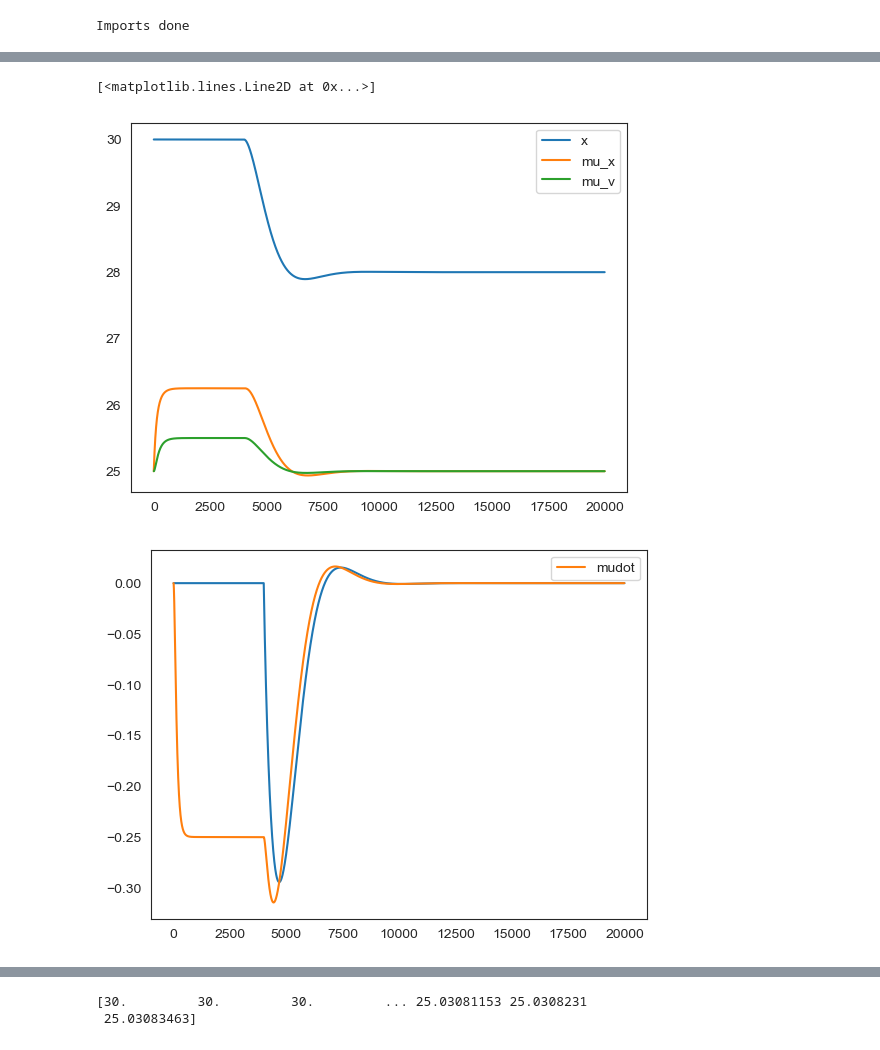
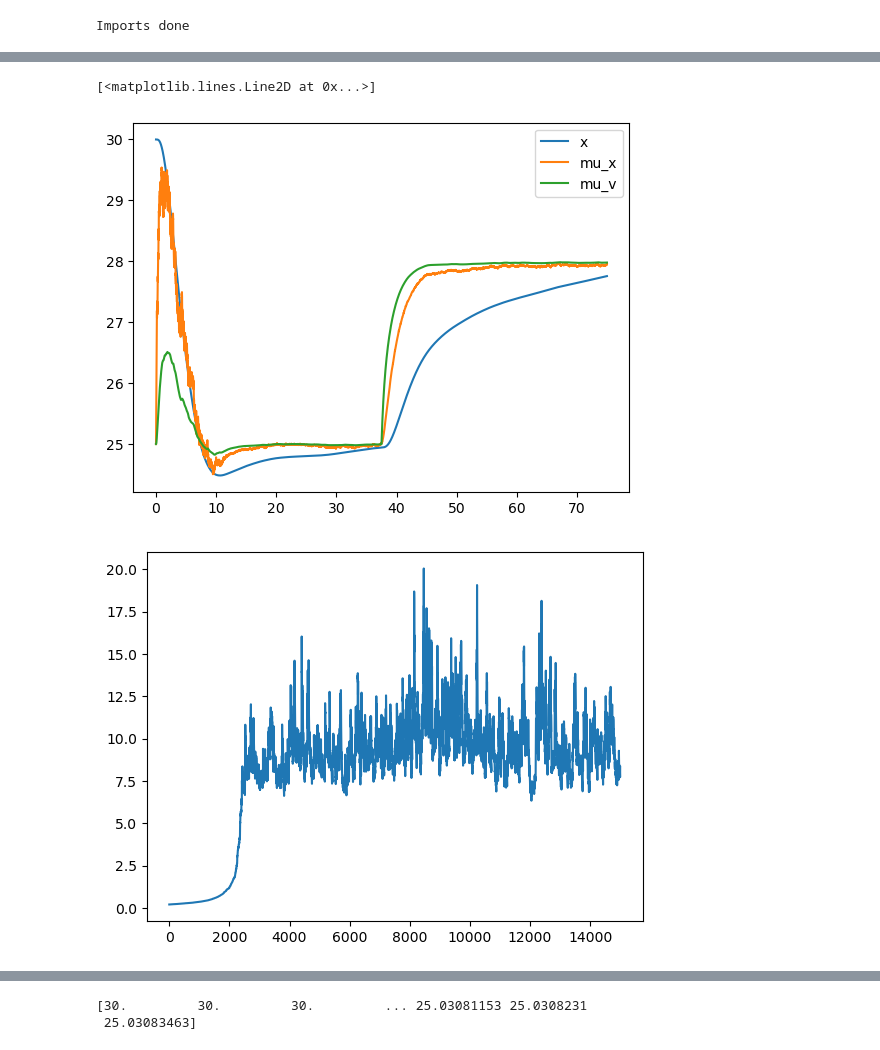
Before and after one commit to sebastiaan116/Affective-Active-Inference, a Jupyter notebook: Simple_Hydars.ipynb, the cells around one changed output, grey strips where cells are left out. Cells and saved outputs as stored; diff of their text form; code cells hidden in the pictures.

```diff
--- a/Simple_Hydars.ipynb
+++ b/Simple_Hydars.ipynb
@@ -376,7 +357,7 @@ import matplotlib.pyplot as plt
 from scipy.linalg import toeplitz, cholesky, sqrtm, inv
 
 # Define time settings
-T = 100
+T = 75
 dt = 0.005
 time = np.arange(0, T, dt)
 N  = time.size
@@ -406,7 +387,7 @@ alpha_mu_x = 1
 alpha_mu_v = 1
 alpha_u = 1
 alpha_w = 0.1
-alpha_z = 0.4
+alpha_z = 0.1
 
 x[0] = 30
 mu_x[0] = 25
@@ -424,26 +405,24 @@ for i in np.arange(0,N-1):
     x_dot[i] = u[i]  #np.random.randn(1)*0.5
     x[i+1] = x[i] + dt*x_dot[i]
 
-    if i<0.2*N:
-        y[i] = x[i] #+ np.random.randn(1)*0.6#*np.sin(10*1/N*i)
+    if i<0.5*N:
+        y[i] = x[i] + np.random.randn(1)*3#*np.sin(10*1/N*i)
         y_dot[i] = x_dot[i] #+np.random.randn(1)*0.5
 
     else:
-        y[i] = x[i] #+ np.random.randn(1)*0.6#*np.sin(10*1/N*i)
+        mu_prior = 28
+        y[i] = x[i]  + np.random.randn(1)*3#*np.sin(10*1/N*i)
         y_dot[i] = x_dot[i] #+np.random.randn(1)*0.5
 
 
 
     # #Set precision matrices for iteration
-    # PI_w = np.diag([omega_w0[i],omega_w1[i]])
-    # PI_z = np.diag([omega_z0[i],omega_z1[i]])
-
     PI_w = np.diag([1,1])
-    PI_z = np.diag([1,1])
+    PI_z = np.diag([omega_z0[i],1])
 
     #prediction errors
     e_x = np.array([[mu_x_dot[i]], [0]]) - (np.array([[-mu_x[i]],[-mu_x_dot[i]]]) + np.array([[mu_v[i]],[0]]))
-    e_y = np.array([[y[i]],[y_dot[i]]]) - np.array([[mu_x[i]+3],[mu_x_dot[i]]])
+    e_y = np.array([[y[i]],[y_dot[i]]]) - np.array([[mu_x[i]],[mu_x_dot[i]]])
 
 
     #belief update
@@ -460,14 +439,14 @@ for i in np.arange(0,N-1):
     mu_v[i+1] = mu_v[i] + dt*dmu_v[0]
 
     #action
-    if i > 0.2*N:
-        u_dot = -np.array([0,1]).dot(PI_z).dot(e_y)
-        u[i+1] = u[i] + dt*u_dot
+    # if i > 0.2*N:
+    u_dot = -np.array([0,1]).dot(PI_z).dot(e_y)
+    u[i+1] = u[i] + dt*u_dot
 
     #   precision updating
-    dPI_w = alpha_w*0.5*(inv(PI_w) - np.diag(e_x.flatten())**2)
+    # dPI_w = alpha_w*0.5*(inv(PI_w) - np.diag(e_x.flatten())**2)
     dPI_z = alpha_z*0.5*(inv(PI_z) - np.diag(e_y.flatten())**2)
-    PI_w = PI_w + dt*dPI_w
+    # PI_w = PI_w + dt*dPI_w
     PI_z = PI_z + dt*dPI_z
 
     omega_w0[i+1] = PI_w[0,0]
@@ -477,25 +456,25 @@ for i in np.arange(0,N-1):
 # %%
 #plot 4
 
 plt.figure()
-plt.plot(x, label = "x")
-plt.plot(mu_x, label = "mu_x")
-plt.plot(mu_v, label = "mu_v")
+plt.plot(time, x, label = "x")
+plt.plot(time, mu_x, label = "mu_x")
+plt.plot(time, mu_v, label = "mu_v")
 plt.legend()
 # plt.plot(mu_dot)
 
-plt.figure()
-plt.plot(x_dot)
-plt.plot(mu_x_dot, label = "mudot")
-plt.legend()
+# plt.figure()
+# plt.plot(x_dot)
+# plt.plot(mu_x_dot, label = "mudot")
+# plt.legend()
 
 # plt.figure()
 # plt.plot(mu)
 
 plt.figure()
 plt.plot(1/omega_z0)
-plt.plot(1/omega_z1)
+# plt.plot(1/omega_z1)
 # %% [output]
 [<matplotlib.lines.Line2D at 0x...>]
-[figure, old version]
+[figure, new version]
-[figure, old version]
+[figure, new version]
```
Also changed, not shown: parts of 6 cells of this notebook, 1 other file.
